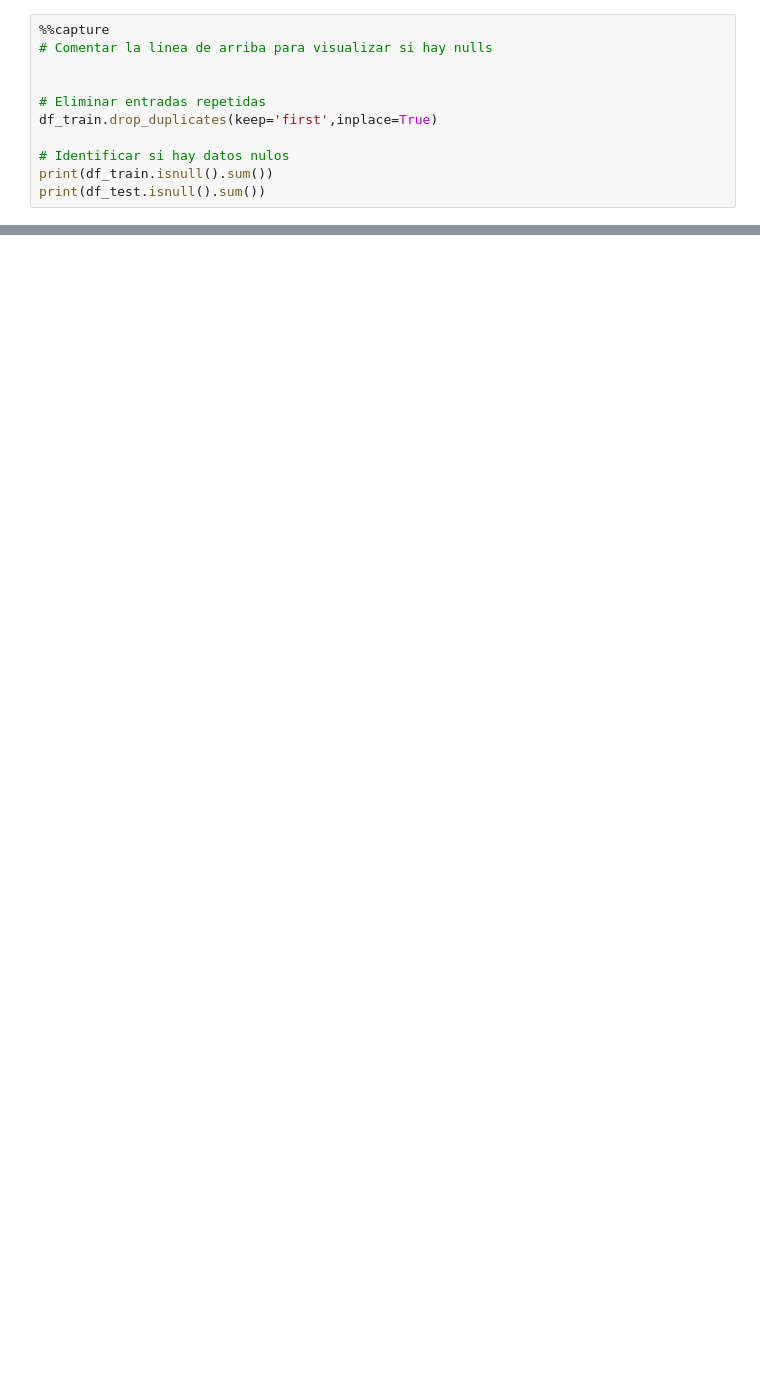
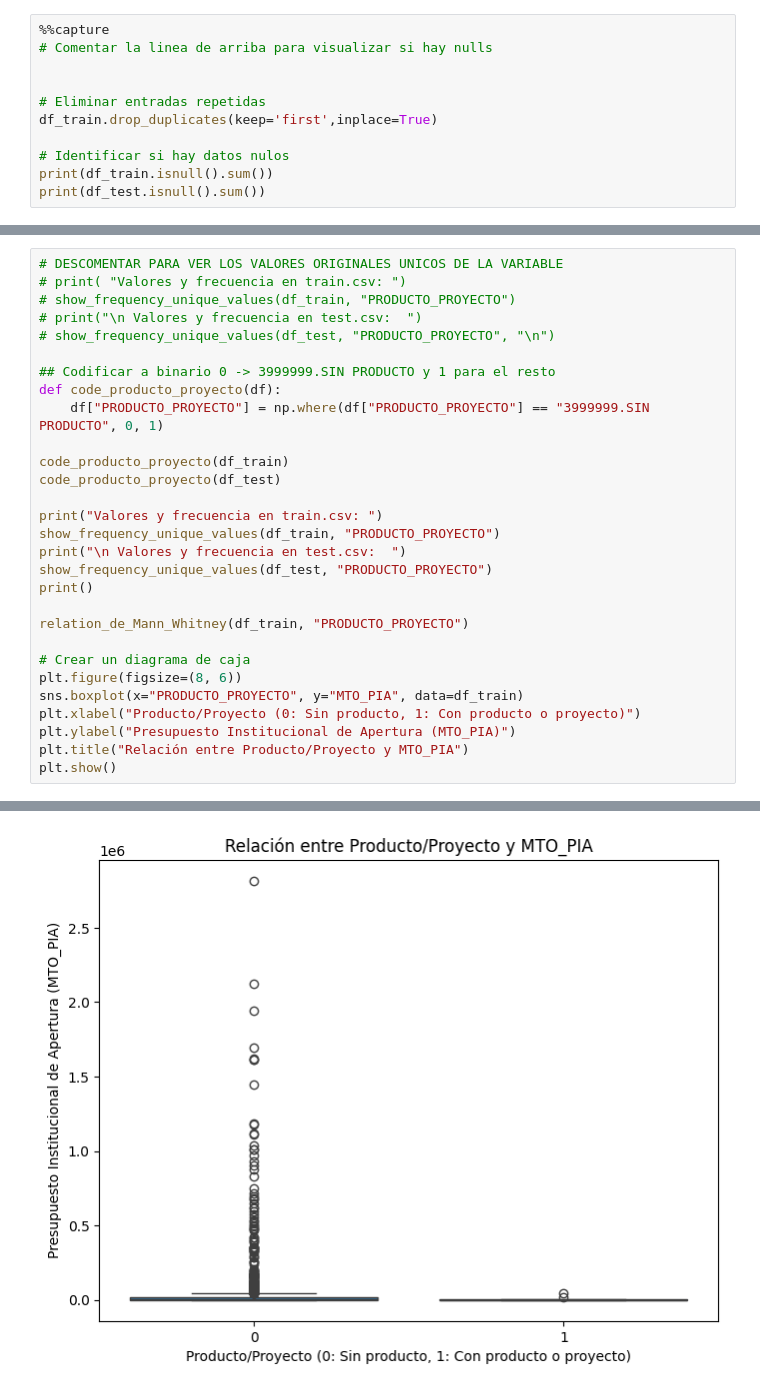
Before and after one commit to DavidHerencia/Proyecto_1_ML, a Jupyter notebook: processing_data.ipynb, the cells around one changed output, grey strips where cells are left out. Cells and saved outputs as stored; diff of their text form; blank space fills up the shorter version.

```diff
--- a/processing_data.ipynb
+++ b/processing_data.ipynb
@@ -114,0 +324,30 @@ for column_name in df_train.columns:
+# %%
+# DESCOMENTAR PARA VER LOS VALORES ORIGINALES UNICOS DE LA VARIABLE
+# print( "Valores y frecuencia en train.csv: ")
+# show_frequency_unique_values(df_train, "PRODUCTO_PROYECTO")
+# print("\n Valores y frecuencia en test.csv:  ")
+# show_frequency_unique_values(df_test, "PRODUCTO_PROYECTO", "\n")
+
+## Codificar a binario 0 -> 3999999.SIN PRODUCTO y 1 para el resto
+def code_producto_proyecto(df):
+    df["PRODUCTO_PROYECTO"] = np.where(df["PRODUCTO_PROYECTO"] == "3999999.SIN PRODUCTO", 0, 1)
+
+code_producto_proyecto(df_train)
+code_producto_proyecto(df_test)
+
+print("Valores y frecuencia en train.csv: ")
+show_frequency_unique_values(df_train, "PRODUCTO_PROYECTO")
+print("\n Valores y frecuencia en test.csv:  ")
+show_frequency_unique_values(df_test, "PRODUCTO_PROYECTO")
+print()
+
+relation_de_Mann_Whitney(df_train, "PRODUCTO_PROYECTO")
+
+# Crear un diagrama de caja
+plt.figure(figsize=(8, 6))
+sns.boxplot(x="PRODUCTO_PROYECTO", y="MTO_PIA", data=df_train)
+plt.xlabel("Producto/Proyecto (0: Sin producto, 1: Con producto o proyecto)")
+plt.ylabel("Presupuesto Institucional de Apertura (MTO_PIA)")
+plt.title("Relación entre Producto/Proyecto y MTO_PIA")
+plt.show()
+# %% [output]
@@ -114,0 +368 @@ for column_name in df_train.columns:
+[figure, added]
```
Also changed, not shown: parts of 39 cells of this notebook, 6 other files.
